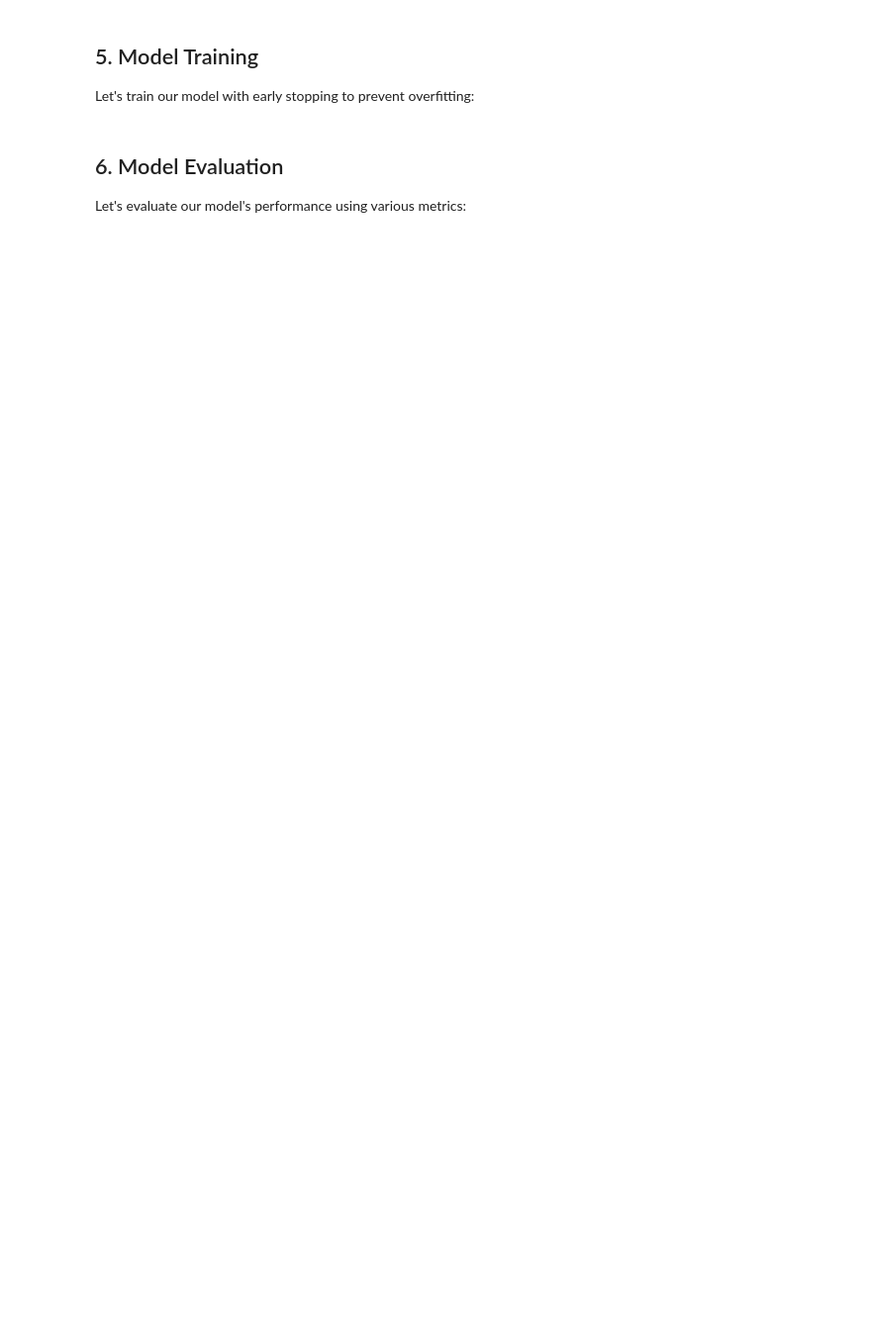
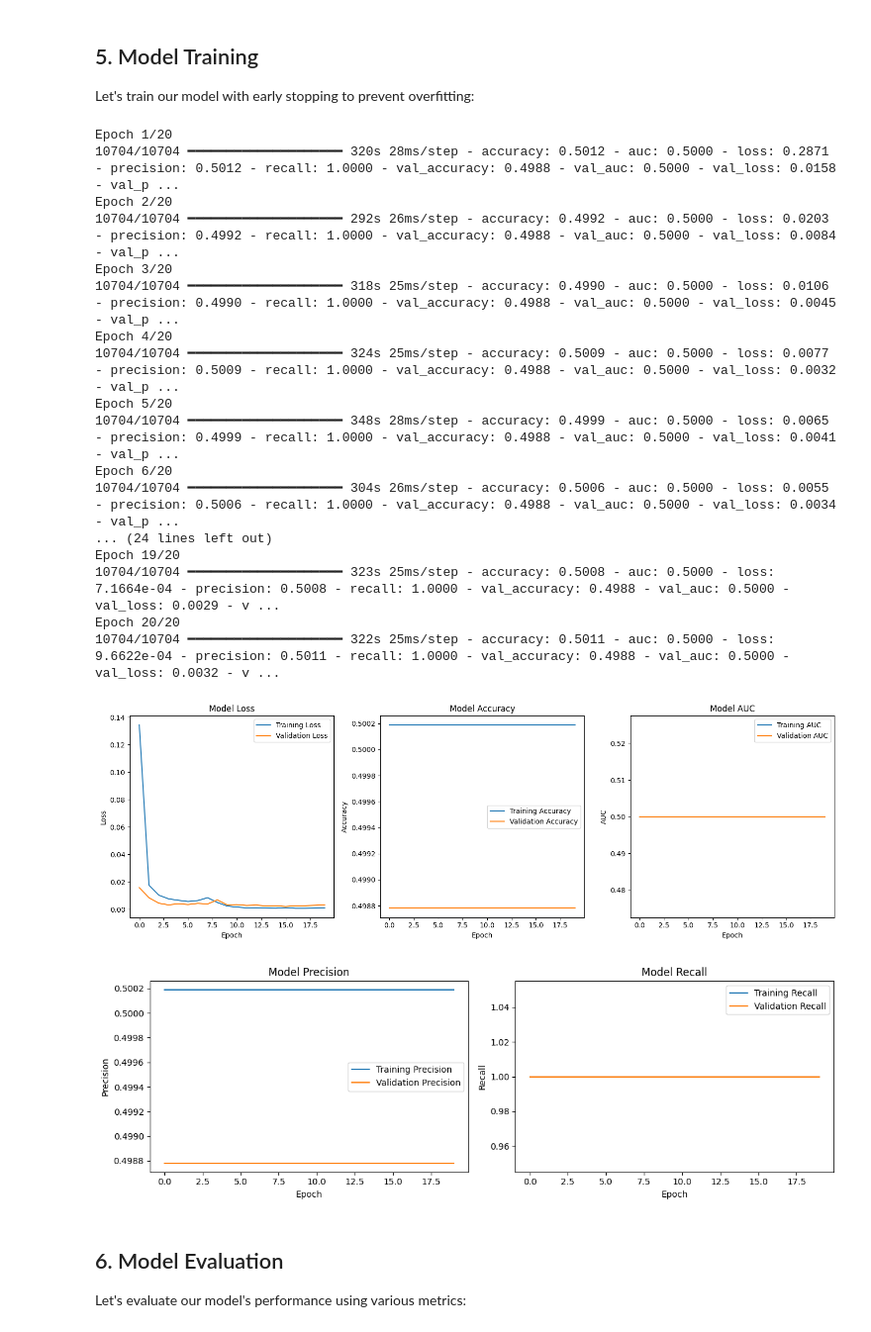
Before and after one commit to Mayankvlog/Addidas-sales-Data-science-project, a Jupyter notebook: credit_card_fraud_detection.ipynb, the cells around one changed output. Shown: that part at 99% size. Saved outputs shown, nothing was run; the diff lists cells and outputs as text; code cells hidden in the pictures; blank space fills up the shorter version.

```diff
--- a/credit_card_fraud_detection.ipynb
+++ b/credit_card_fraud_detection.ipynb
@@ -55,7 +39,7 @@ ImportError: initialization failed
 Let's load the credit card fraud dataset and perform initial preprocessing:
 # %%
 # Load the dataset
-df = pd.read_csv('data/creditcard.csv')
+df = pd.read_csv('creditcard.csv')
 
 # Check for missing values
 print("Missing values:\n", df.isnull().sum())
@@ -161,7 +168,7 @@ model = Sequential([
     Dense(8, activation='sigmoid'), # Sigmoid activation
 
     # Output layer
-    Dense(1, activation='sigmoid')
+    Dense(1, activation='softmax')
 ])
 
 # Compile the model with binary crossentropy loss
@@ -195,8 +224,8 @@ reduce_lr = tf.keras.callbacks.ReduceLROnPlateau(
 # Train the model
 history = model.fit(
     X_train, y_train,
-    epochs=100,  # Increased epochs for complex model
-    batch_size=64,  # Adjusted batch size
+    epochs=20,  # Increased epochs for complex model
+    batch_size=34,  # Adjusted batch size
     validation_split=0.2,
     callbacks=[early_stopping, reduce_lr]
 )
@@ -230,33 +259,53 @@ plt.title('Model AUC')
 plt.xlabel('Epoch')
 plt.ylabel('AUC')
 plt.legend()
 
 plt.tight_layout()
 plt.show()
 
 # Plot additional metrics
 plt.figure(figsize=(12, 4))
 
 # Plot Precision
 plt.subplot(1, 2, 1)
 plt.plot(history.history['precision'], label='Training Precision')
 plt.plot(history.history['val_precision'], label='Validation Precision')
 plt.title('Model Precision')
 plt.xlabel('Epoch')
 plt.ylabel('Precision')
 plt.legend()
 
 # Plot Recall
 plt.subplot(1, 2, 2)
 plt.plot(history.history['recall'], label='Training Recall')
 plt.plot(history.history['val_recall'], label='Validation Recall')
 plt.title('Model Recall')
 plt.xlabel('Epoch')
 plt.ylabel('Recall')
 plt.legend()
 
 plt.tight_layout()
 plt.show()
+# %% [output]
+Epoch 1/20
+10704/10704 ━━━━━━━━━━━━━━━━━━━━ 320s 28ms/step - accuracy: 0.5012 - auc: 0.5000 - loss: 0.2871 - precision: 0.5012 - recall: 1.0000 - val_accuracy: 0.4988 - val_auc: 0.5000 - val_loss: 0.0158 - val_p ...
+Epoch 2/20
+10704/10704 ━━━━━━━━━━━━━━━━━━━━ 292s 26ms/step - accuracy: 0.4992 - auc: 0.5000 - loss: 0.0203 - precision: 0.4992 - recall: 1.0000 - val_accuracy: 0.4988 - val_auc: 0.5000 - val_loss: 0.0084 - val_p ...
+Epoch 3/20
+10704/10704 ━━━━━━━━━━━━━━━━━━━━ 318s 25ms/step - accuracy: 0.4990 - auc: 0.5000 - loss: 0.0106 - precision: 0.4990 - recall: 1.0000 - val_accuracy: 0.4988 - val_auc: 0.5000 - val_loss: 0.0045 - val_p ...
+Epoch 4/20
+10704/10704 ━━━━━━━━━━━━━━━━━━━━ 324s 25ms/step - accuracy: 0.5009 - auc: 0.5000 - loss: 0.0077 - precision: 0.5009 - recall: 1.0000 - val_accuracy: 0.4988 - val_auc: 0.5000 - val_loss: 0.0032 - val_p ...
+Epoch 5/20
+10704/10704 ━━━━━━━━━━━━━━━━━━━━ 348s 28ms/step - accuracy: 0.4999 - auc: 0.5000 - loss: 0.0065 - precision: 0.4999 - recall: 1.0000 - val_accuracy: 0.4988 - val_auc: 0.5000 - val_loss: 0.0041 - val_p ...
+Epoch 6/20
+10704/10704 ━━━━━━━━━━━━━━━━━━━━ 304s 26ms/step - accuracy: 0.5006 - auc: 0.5000 - loss: 0.0055 - precision: 0.5006 - recall: 1.0000 - val_accuracy: 0.4988 - val_auc: 0.5000 - val_loss: 0.0034 - val_p ...
+... (24 lines left out)
+Epoch 19/20
+10704/10704 ━━━━━━━━━━━━━━━━━━━━ 323s 25ms/step - accuracy: 0.5008 - auc: 0.5000 - loss: 7.1664e-04 - precision: 0.5008 - recall: 1.0000 - val_accuracy: 0.4988 - val_auc: 0.5000 - val_loss: 0.0029 - v ...
+Epoch 20/20
+10704/10704 ━━━━━━━━━━━━━━━━━━━━ 322s 25ms/step - accuracy: 0.5011 - auc: 0.5000 - loss: 9.6622e-04 - precision: 0.5011 - recall: 1.0000 - val_accuracy: 0.4988 - val_auc: 0.5000 - val_loss: 0.0032 - v ...
+[figure, added]
+[figure, added]
 # %% [markdown]
 ## 6. Model Evaluation
 
```
Also changed, not shown: parts of 8 cells of this notebook.
